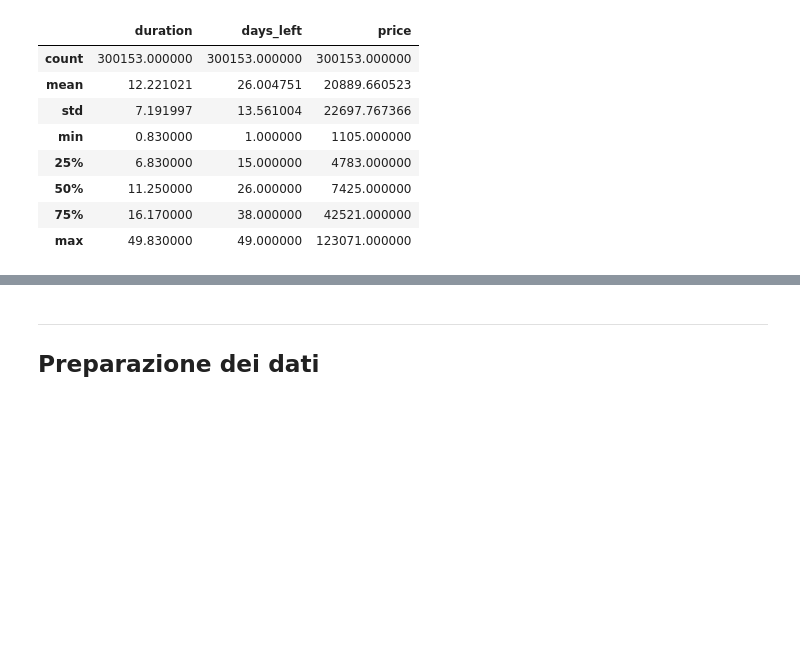
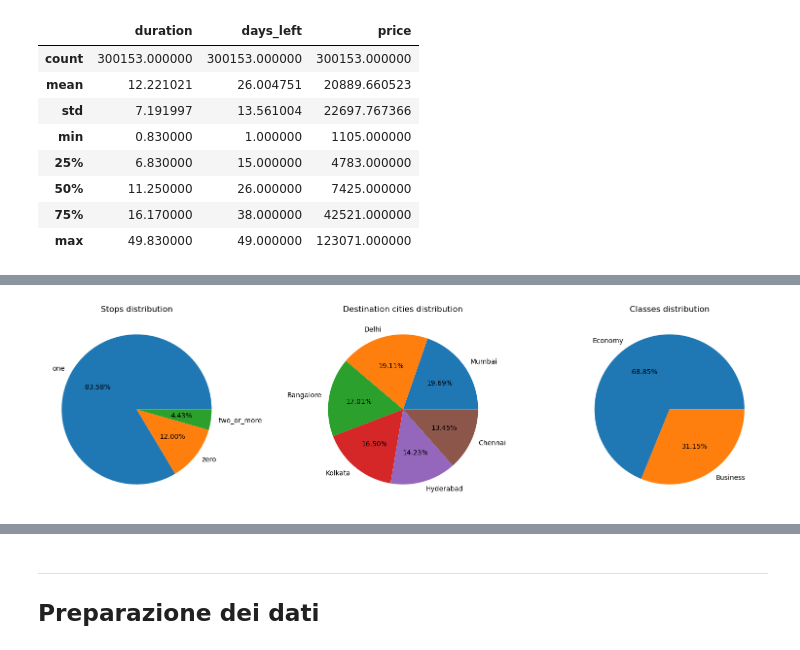
Before and after one commit to AivAiv/Flight_Price_Prediction, a Jupyter notebook: Progetto Programmazione Data Intensive.ipynb, the cells around one changed output, grey strips where cells are left out. Drawn from its saved outputs; the diff is of its cells as text; code cells hidden in the pictures; blank space fills up the shorter version.

```diff
--- a/Progetto Programmazione Data Intensive.ipynb
+++ b/Progetto Programmazione Data Intensive.ipynb
@@ -154,0 +170,17 @@ dataset["airline"].unique().size
+# %%
+stops_values = dataset["stops"].value_counts()
+dest_city_values = dataset["destination_city"].value_counts()
+class_values = dataset["class"].value_counts()
+
+plt.figure(figsize=(20, 5))
+
+plt.subplot(1, 3, 1).pie(stops_values, labels = stops_values.index, autopct='%2.2f%%')
+plt.title('Stops distribution');
+
+plt.subplot(1, 3, 2).pie(dest_city_values, labels = dest_city_values.index, autopct='%2.2f%%')
+plt.title('Destination cities distribution');
+
+plt.subplot(1, 3, 3).pie(class_values, labels = class_values.index, autopct='%2.2f%%')
+plt.title('Classes distribution');
+# %% [output]
+[figure, added]
```
Also changed, not shown: parts of 8 cells of this notebook.
